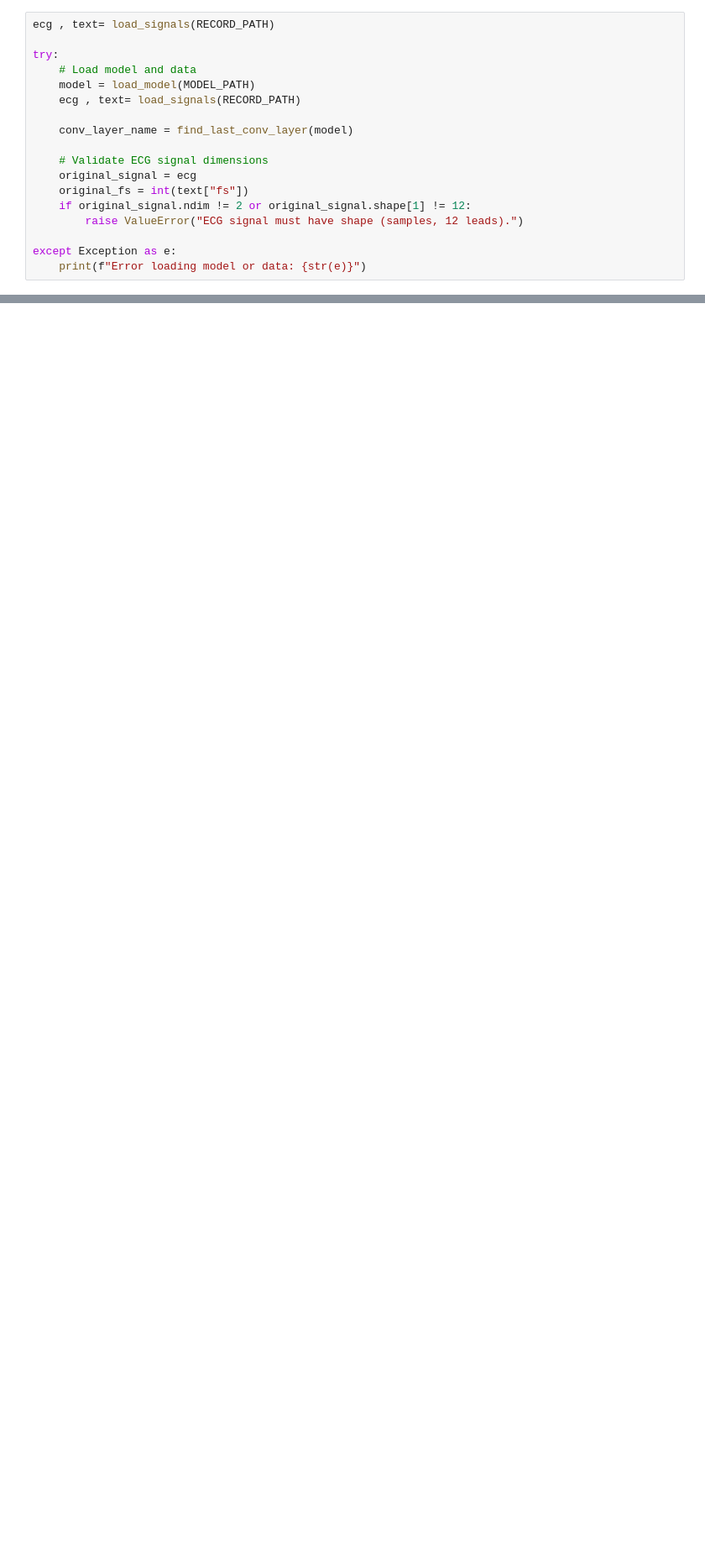
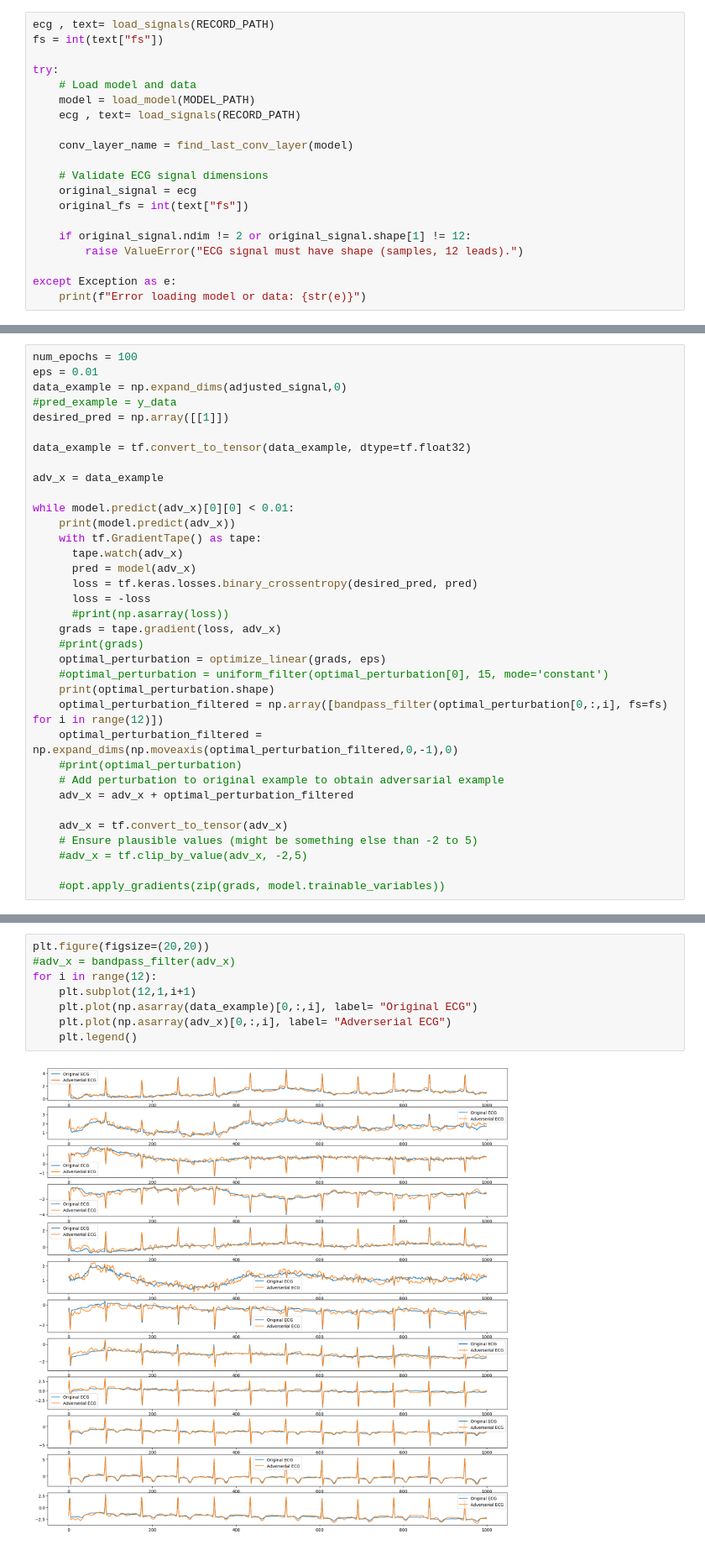
Before and after one commit to Amila999/ChagasXAI, a Jupyter notebook: NSTEMI_ECG.ipynb, the cells around one changed output, grey strips where cells are left out. Shown at 84% size. Cells and saved outputs as stored; diff of their text form; blank space fills up the shorter version.

```diff
--- a/NSTEMI_ECG.ipynb
+++ b/NSTEMI_ECG.ipynb
@@ -163,6 +177,7 @@ NUM_SAMPLES_TO_PLOT = 1
 TARGET_FS = 100
 # %%
 ecg , text= load_signals(RECORD_PATH)
+fs = int(text["fs"])
 
 try:
     # Load model and data
@@ -174,6 +189,7 @@ try:
     # Validate ECG signal dimensions
     original_signal = ecg
     original_fs = int(text["fs"])
+
     if original_signal.ndim != 2 or original_signal.shape[1] != 12:
         raise ValueError("ECG signal must have shape (samples, 12 leads).")
 
@@ -226,0 +283,35 @@ Original Signal - Predicted Class: 0
+# %%
+num_epochs = 100
+eps = 0.01
+data_example = np.expand_dims(adjusted_signal,0)
+#pred_example = y_data
+desired_pred = np.array([[1]])
+
+data_example = tf.convert_to_tensor(data_example, dtype=tf.float32)
+
+adv_x = data_example
+
+while model.predict(adv_x)[0][0] < 0.01:
+    print(model.predict(adv_x))
+    with tf.GradientTape() as tape:
+      tape.watch(adv_x)
+      pred = model(adv_x)
+      loss = tf.keras.losses.binary_crossentropy(desired_pred, pred)
+      loss = -loss
+      #print(np.asarray(loss))
+    grads = tape.gradient(loss, adv_x)
+    #print(grads)
+    optimal_perturbation = optimize_linear(grads, eps)
+    #optimal_perturbation = uniform_filter(optimal_perturbation[0], 15, mode='constant')
+    print(optimal_perturbation.shape)
+    optimal_perturbation_filtered = np.array([bandpass_filter(optimal_perturbation[0,:,i], fs=fs) for i in range(12)])
+    optimal_perturbation_filtered = np.expand_dims(np.moveaxis(optimal_perturbation_filtered,0,-1),0)
+    #print(optimal_perturbation)
+    # Add perturbation to original example to obtain adversarial example
+    adv_x = adv_x + optimal_perturbation_filtered
+
+    adv_x = tf.convert_to_tensor(adv_x)
+    # Ensure plausible values (might be something else than -2 to 5)
+    #adv_x = tf.clip_by_value(adv_x, -2,5)
+
+    #opt.apply_gradients(zip(grads, model.trainable_variables))
@@ -226,0 +336,10 @@ Original Signal - Predicted Class: 0
+# %%
+plt.figure(figsize=(20,20))
+#adv_x = bandpass_filter(adv_x)
+for i in range(12):
+    plt.subplot(12,1,i+1)
+    plt.plot(np.asarray(data_example)[0,:,i], label= "Original ECG")
+    plt.plot(np.asarray(adv_x)[0,:,i], label= "Adverserial ECG")
+    plt.legend()
+# %% [output]
+[figure, added]
```
Also changed, not shown: parts of 11 cells of this notebook.
